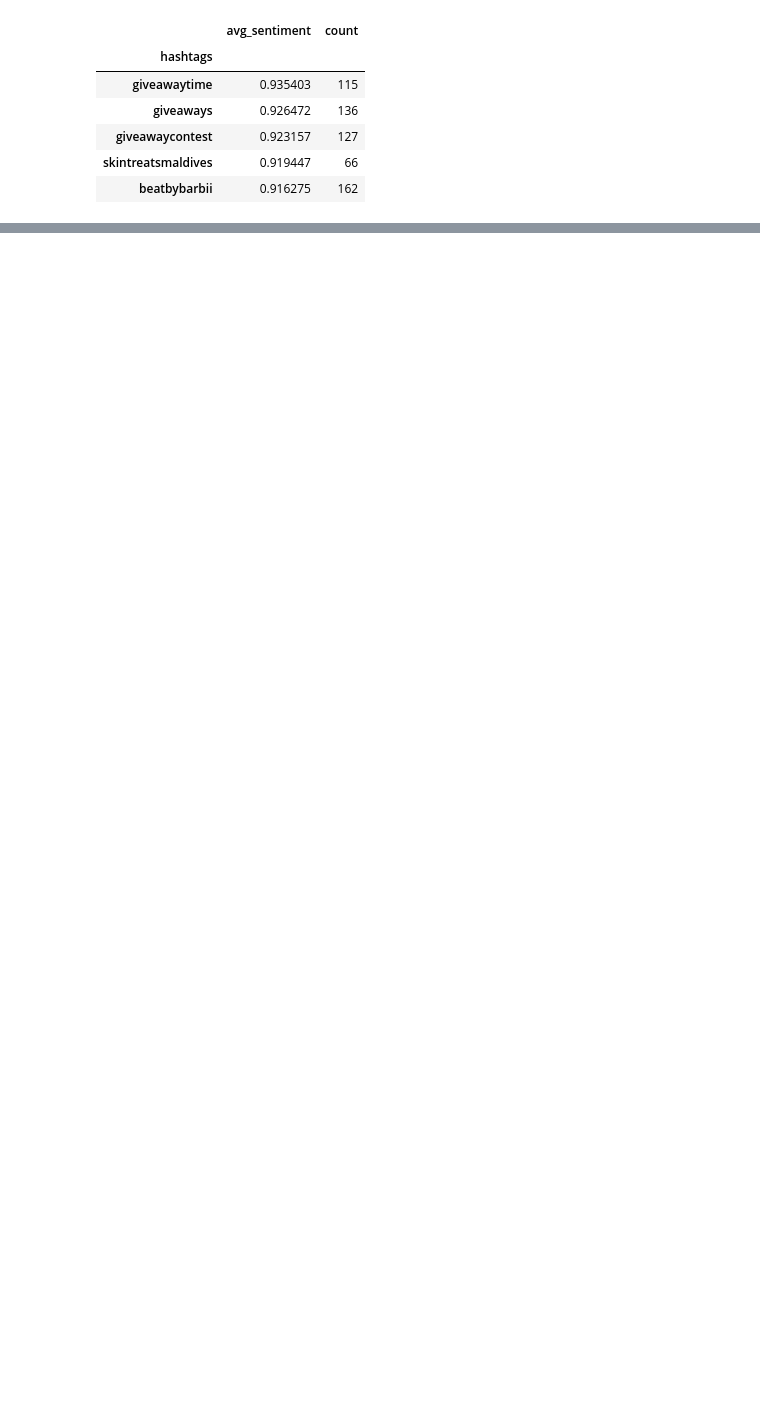
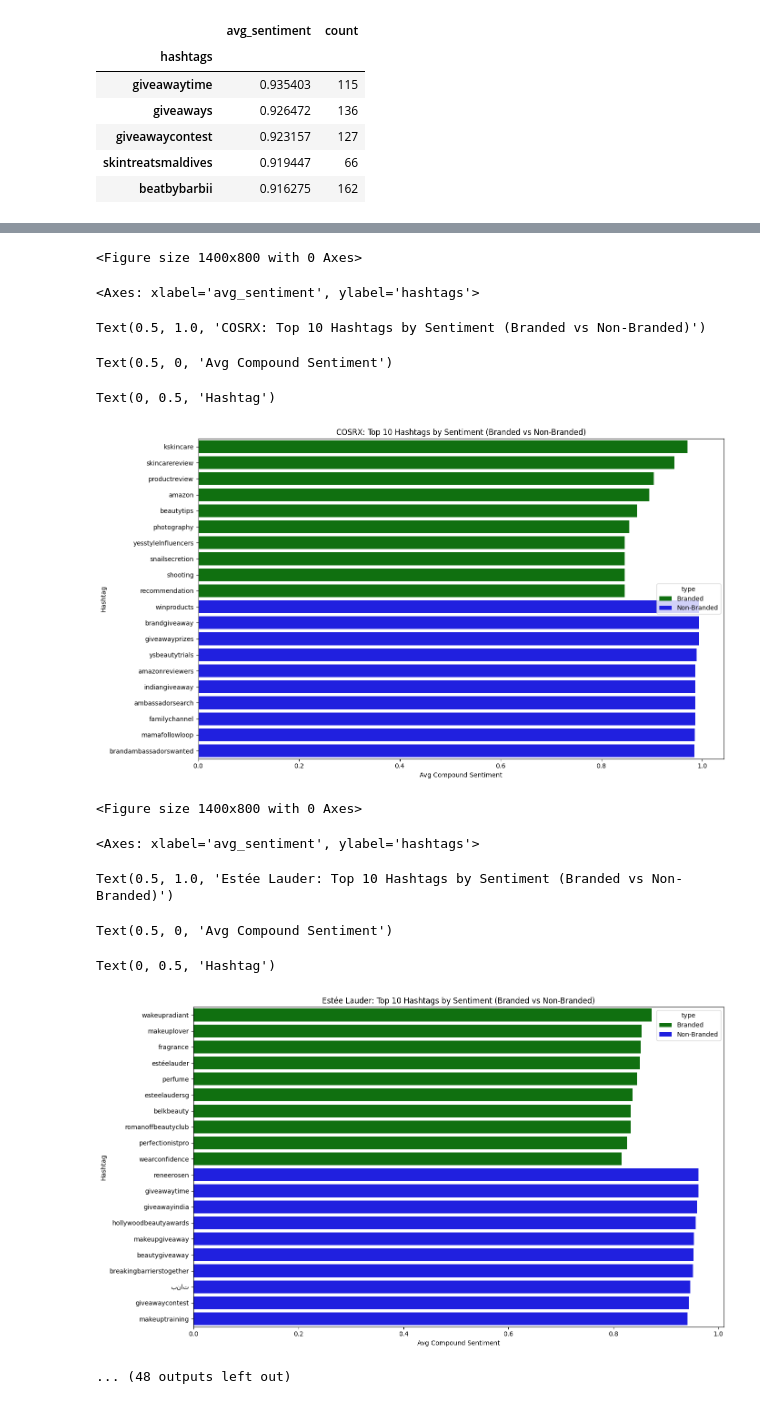
Before and after one commit to oooogiselle/Skinfluence, a Jupyter notebook: code/01_sentiment_analysis/instagram/02_instagram_sentiment.ipynb, the cells around one changed output, grey strips where cells are left out. Drawn from its saved outputs; the diff is of its cells as text; code cells hidden in the pictures; blank space fills up the shorter version.

```diff
--- a/code/01_sentiment_analysis/instagram/02_instagram_sentiment.ipynb
+++ b/code/01_sentiment_analysis/instagram/02_instagram_sentiment.ipynb
@@ -135,7 +121,7 @@ Text(0.5, 1.0, 'Average Sentiment Score by Brand')
 [figure]
 # %%
 korean_brands = ["Innisfree", "Laneige", "Sulwhasoo", "Etude", "COSRX"]
-all_df["region"] = all_df["brand"].apply(lambda b: "Korean" if b in korean_brands else "Western")
+all_df["origin"] = all_df["brand"].apply(lambda b: "Korean" if b in korean_brands else "Western")
 # %%
 all_df["engagement_rate"] = all_df["statistics.like_count"] / (all_df["statistics.views"] + 1)
 all_df["log_engagement"] = np.log1p(all_df["engagement_rate"])
@@ -288,8 +309,4 @@ for brand in brands:
 # %%
-# Create output directory if it doesn't exist
-output_dir = "../output/hashtag_sentiment_comparison"
-os.makedirs(output_dir, exist_ok=True)
-
 for brand in brands:
     brand_df = hashtag_df[hashtag_df["brand"] == brand]
 
@@ -313,33 +330,47 @@ for brand in brands:
         nonbranded.groupby("hashtags")
         .agg(avg_sentiment=("compound", "mean"), count=("compound", "count"))
         .query("count >= 5")
         .sort_values("avg_sentiment", ascending=False)
         .head(10)
     )
     nonbranded_grouped["type"] = "Non-Branded"
 
     # Combine for plotting
     combined = pd.concat([branded_grouped, nonbranded_grouped]).reset_index()
 
     # Plot and save (horizontal barplot: swap x and y)
     plt.figure(figsize=(14, 8))
     sns.barplot(
         data=combined,
         x="avg_sentiment",
         y="hashtags",
         hue="type",
         palette={"Branded": "green", "Non-Branded": "blue"}
     )
     plt.title(f"{brand}: Top 10 Hashtags by Sentiment (Branded vs Non-Branded)")
     plt.xlabel("Avg Compound Sentiment")
     plt.ylabel("Hashtag")
     plt.tight_layout()
 
     # Safe filename
     filename = f"{brand.lower().replace(' ', '_')}_top10_sentiment.png"
-    filepath = os.path.join(output_dir, filename)
+    filepath = os.path.join(output_path, filename)
     plt.savefig(filepath, dpi=300, bbox_inches="tight")
     plt.show()
     plt.close()
+# %% [output]
+<Figure size 1400x800 with 0 Axes>
+<Axes: xlabel='avg_sentiment', ylabel='hashtags'>
+Text(0.5, 1.0, 'COSRX: Top 10 Hashtags by Sentiment (Branded vs Non-Branded)')
+Text(0.5, 0, 'Avg Compound Sentiment')
+Text(0, 0.5, 'Hashtag')
+[figure, added]
+<Figure size 1400x800 with 0 Axes>
+<Axes: xlabel='avg_sentiment', ylabel='hashtags'>
+Text(0.5, 1.0, 'Estée Lauder: Top 10 Hashtags by Sentiment (Branded vs Non-Branded)')
+Text(0.5, 0, 'Avg Compound Sentiment')
+Text(0, 0.5, 'Hashtag')
+[figure, added]
+... (48 outputs left out)
 # %%
 # Ensure output directory exists
```
Also changed, not shown: parts of 12 cells of this notebook.
